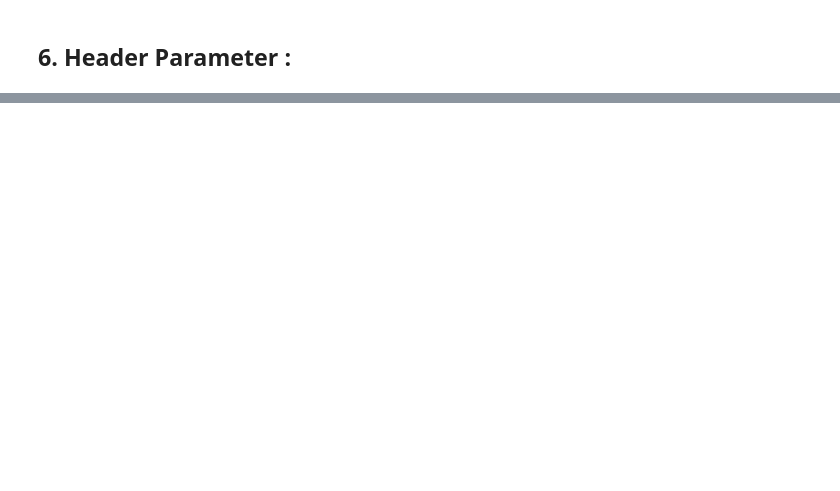
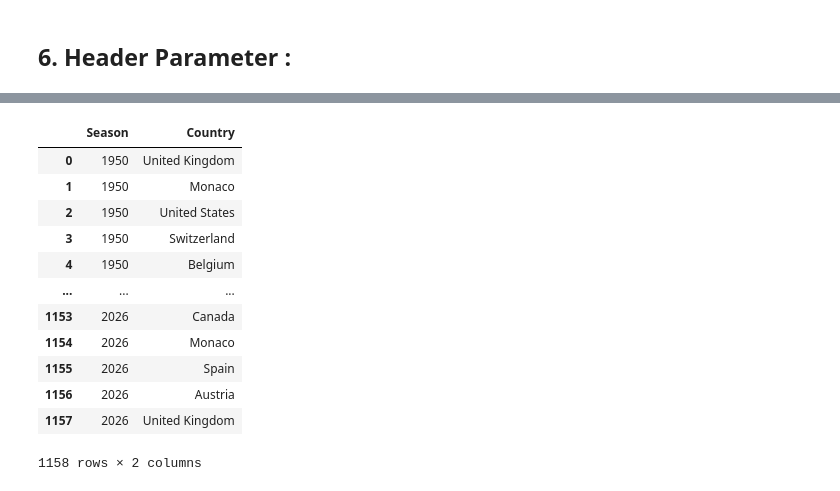
Before and after one commit to aayushmanz/Machine-Learning-with-Python, a Jupyter notebook: Data Gathering & File Handling/Read CSV File For ML.ipynb, the cells around one changed output, grey strips where cells are left out. Drawn from its saved outputs; the diff is of its cells as text; code cells hidden in the pictures; blank space fills up the shorter version.

```diff
--- a/Data Gathering & File Handling/Read CSV File For ML.ipynb
+++ b/Data Gathering & File Handling/Read CSV File For ML.ipynb
@@ -154,0 +175,19 @@ pd.read_csv('/workspaces/Machine-Learning-with-Python/Data Gathering & File Hand
+# %%
+# one more wayb to do that through iloc and loc
+
+df = pd.read_csv('/workspaces/Machine-Learning-with-Python/Data Gathering & File Handling/f1_podiums_1950_2026.csv')
+df[:,['Season', 'Country']] # df[['Season', 'Country']]
+# %% [output]
+|  | Season | Country |
+| 0 | 1950 | United Kingdom |
+| 1 | 1950 | Monaco |
+| 2 | 1950 | United States |
+| 3 | 1950 | Switzerland |
+| 4 | 1950 | Belgium |
+| ... | ... | ... |
+| 1153 | 2026 | Canada |
+| 1154 | 2026 | Monaco |
+| 1155 | 2026 | Spain |
+| 1156 | 2026 | Austria |
+| 1157 | 2026 | United Kingdom |
+1158 rows × 2 columns
```
Also changed, not shown: parts of 7 cells of this notebook.
